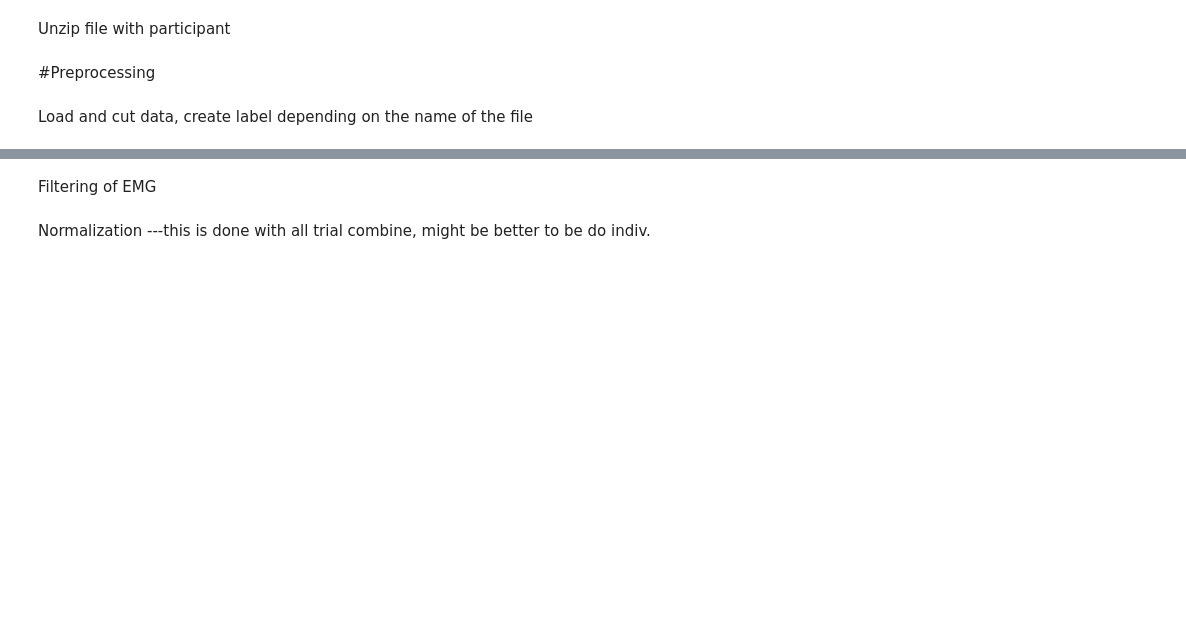
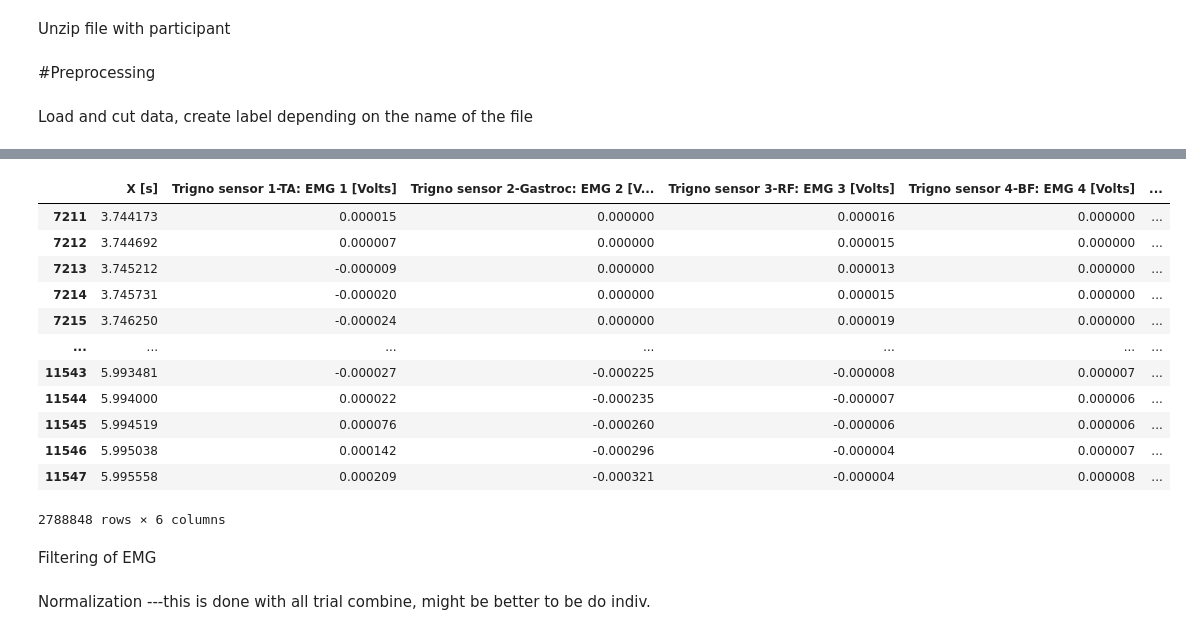
Before and after one commit to Gab2697/Human-Activity-Recognition, a Jupyter notebook: Tsai_test.ipynb, the cells around one changed output, grey strips where cells are left out. Cells and saved outputs as stored; diff of their text form; code cells hidden in the pictures; blank space fills up the shorter version.

```diff
--- a/Tsai_test.ipynb
+++ b/Tsai_test.ipynb
@@ -117,6 +131,22 @@ df_asphalt_3
 #COMBINE ALL PARTICIPANTS
 df_grass=(((df_grass_1.append(df_grass_3)).append(df_grass_5)).append(df_grass_7)).append(df_grass_9)
 df_asphalt=(((df_asphalt_1.append(df_asphalt_3)).append(df_asphalt_5)).append(df_asphalt_7)).append(df_asphalt_9)
+# %%
+df_asphalt
+# %% [output]
+|  | X [s] | Trigno sensor 1-TA: EMG 1 [Volts] | Trigno sensor 2-Gastroc: EMG 2 [V... | Trigno sensor 3-RF: EMG 3 [Volts] | Trigno sensor 4-BF: EMG 4 [Volts] | ... |
+| 7211 | 3.744173 | 0.000015 | 0.000000 | 0.000016 | 0.000000 | ... |
+| 7212 | 3.744692 | 0.000007 | 0.000000 | 0.000015 | 0.000000 | ... |
+| 7213 | 3.745212 | -0.000009 | 0.000000 | 0.000013 | 0.000000 | ... |
+| 7214 | 3.745731 | -0.000020 | 0.000000 | 0.000015 | 0.000000 | ... |
+| 7215 | 3.746250 | -0.000024 | 0.000000 | 0.000019 | 0.000000 | ... |
+| ... | ... | ... | ... | ... | ... | ... |
+| 11543 | 5.993481 | -0.000027 | -0.000225 | -0.000008 | 0.000007 | ... |
+| 11544 | 5.994000 | 0.000022 | -0.000235 | -0.000007 | 0.000006 | ... |
+| 11545 | 5.994519 | 0.000076 | -0.000260 | -0.000006 | 0.000006 | ... |
+| 11546 | 5.995038 | 0.000142 | -0.000296 | -0.000004 | 0.000007 | ... |
+| 11547 | 5.995558 | 0.000209 | -0.000321 | -0.000004 | 0.000008 | ... |
+2788848 rows × 6 columns
 # %% [markdown]
 Filtering of EMG
 # %%
```
Also changed, not shown: parts of 1 cell of this notebook.
